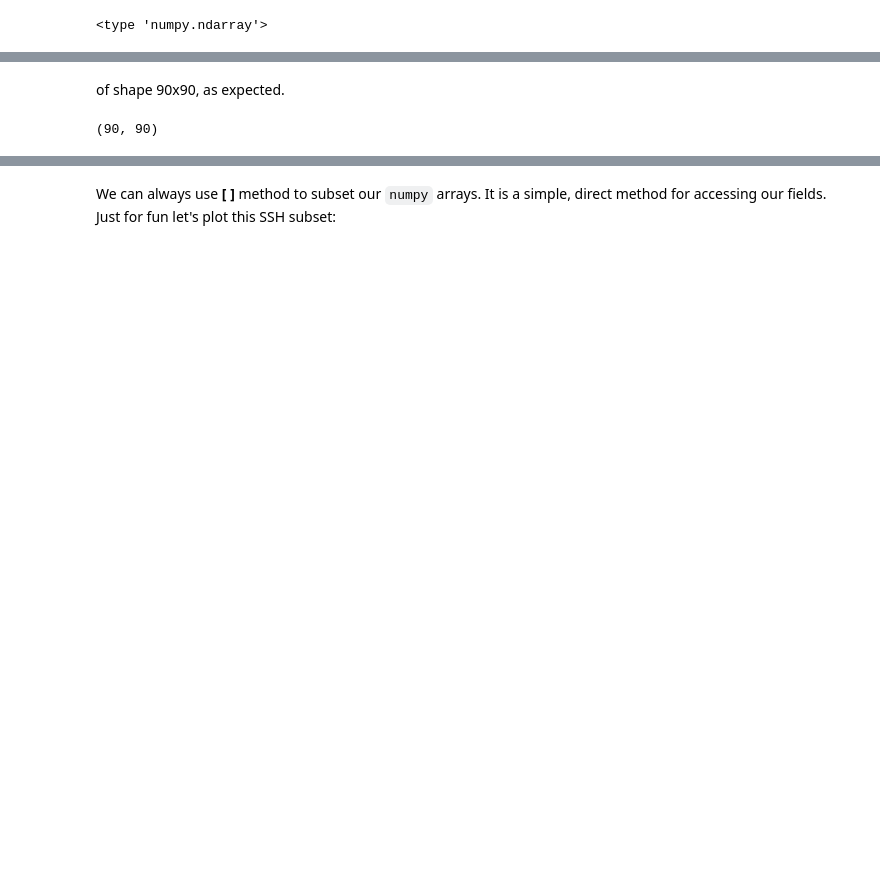
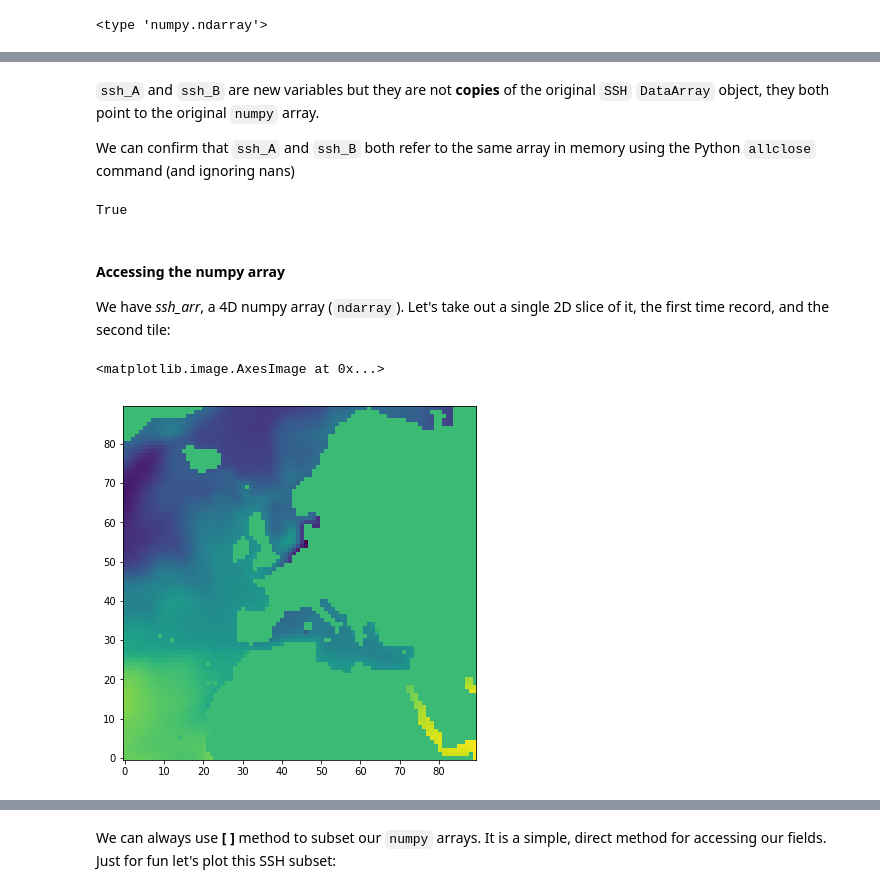
Before and after one commit to ECCO-GROUP/ECCO-v4-Python-Tutorial, a Jupyter notebook: Tutorials_as_Jupyter_Notebooks/ECCO_v4_Accessing_and_Subsetting_Variables.ipynb, the cells around one changed output, grey strips where cells are left out. Saved outputs shown, nothing was run; the diff lists cells and outputs as text; code cells hidden in the pictures; blank space fills up the shorter version.

```diff
--- a/Tutorials_as_Jupyter_Notebooks/ECCO_v4_Accessing_and_Subsetting_Variables.ipynb
+++ b/Tutorials_as_Jupyter_Notebooks/ECCO_v4_Accessing_and_Subsetting_Variables.ipynb
@@ -87,3 +86,9 @@ ssh_B = ssh_all_tiles['SSH']
+# %%
+## The Dot Method
+ssh_A = ecco_ds.SSH
+
+## The Dictionary Method
+ssh_B = ecco_ds['SSH']
 # %%
 print type(ssh_A)
 print type(ssh_B)
@@ -172,6 +122,20 @@ numpy.ndarray
-# %% [markdown]
-of shape 90x90, as expected.
-# %%
-ssh_jan92_tile2.shape
-# %% [output]
-(90, 90)
+# %% [markdown]
+``ssh_A`` and ``ssh_B`` are new variables but they are not **copies** of the original  ``SSH`` `DataArray` object, they both point to the original `numpy` array.
+
+We can confirm that ``ssh_A`` and ``ssh_B`` both refer to the same array in memory using the Python `allclose` command (and ignoring nans)
+# %%
+print(np.allclose(ssh_A, ssh_B, equal_nan=True))
+# %% [output]
+True
+# %% [markdown]
+#### Accessing the numpy array
+
+We have *ssh_arr*, a 4D numpy array (``ndarray``).  Let's take out a single 2D slice of it, the first time record, and the second tile:
+# %%
+fig=plt.figure(figsize=(8, 6.5))
+
+# plot SSH for time =0, tile = 2 by using ``imshow`` on the ``numpy array``
+plt.imshow(ssh_arr[0,2,:,:], origin='lower')
+# %% [output]
+<matplotlib.image.AxesImage at 0x...>
+[figure, added]
```
Also changed, not shown: parts of 90 cells of this notebook, 2 other files.
